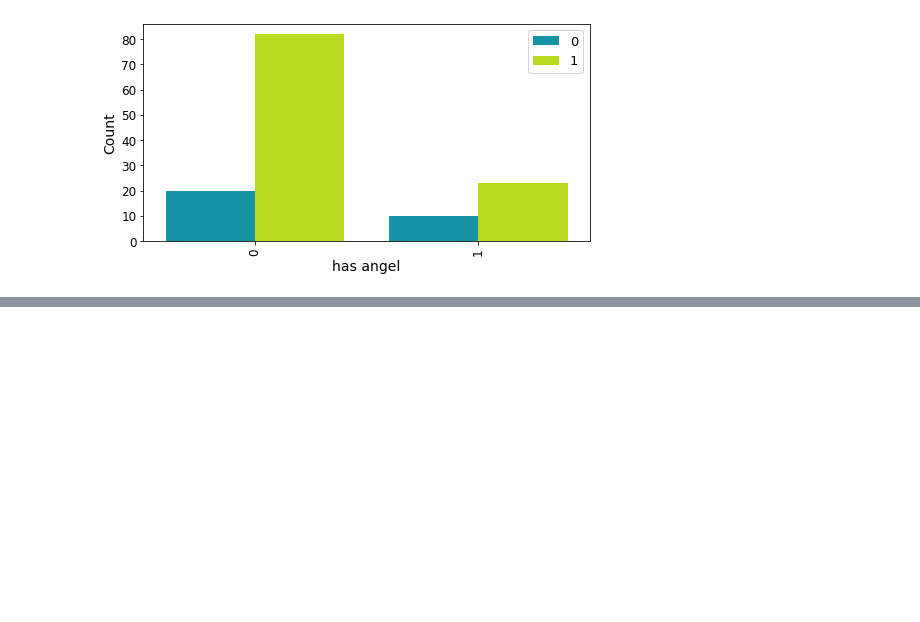
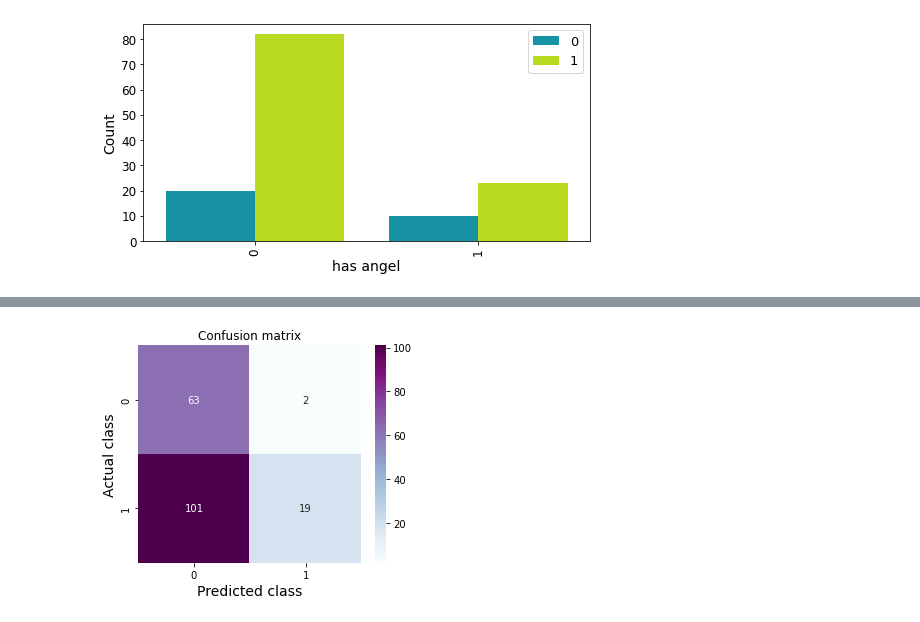
Before and after one commit to patrikpp/data_analysis_projects, a Jupyter notebook: startup_success_prediction_analysis/modeling_experiments/SVM/SVM.ipynb, the cells around one changed output, grey strips where cells are left out. Saved outputs shown, nothing was run; the diff lists cells and outputs as text; code cells hidden in the pictures; blank space fills up the shorter version.

```diff
--- a/startup_success_prediction_analysis/modeling_experiments/svm.ipynb
+++ b/startup_success_prediction_analysis/modeling_experiments/SVM/SVM.ipynb
@@ -256,0 +285,2 @@ plot_countplot(df=df_predictions, x='has_angel', hue='ground_truth', x_label='ha
+# %%
+precision, recall, thresholds = metrics.precision_recall_curve(y_test, best_pipe_svc.predict_proba(X_test)[:, 1])
@@ -256,0 +306,4 @@ plot_countplot(df=df_predictions, x='has_angel', hue='ground_truth', x_label='ha
+# %%
+plot_confusion_matrix(confusion_matrix=confusion_matrix, figsize=(5, 4))
+# %% [output]
+[figure, added]
```
Also changed, not shown: parts of 18 cells of this notebook, 6 other files.
